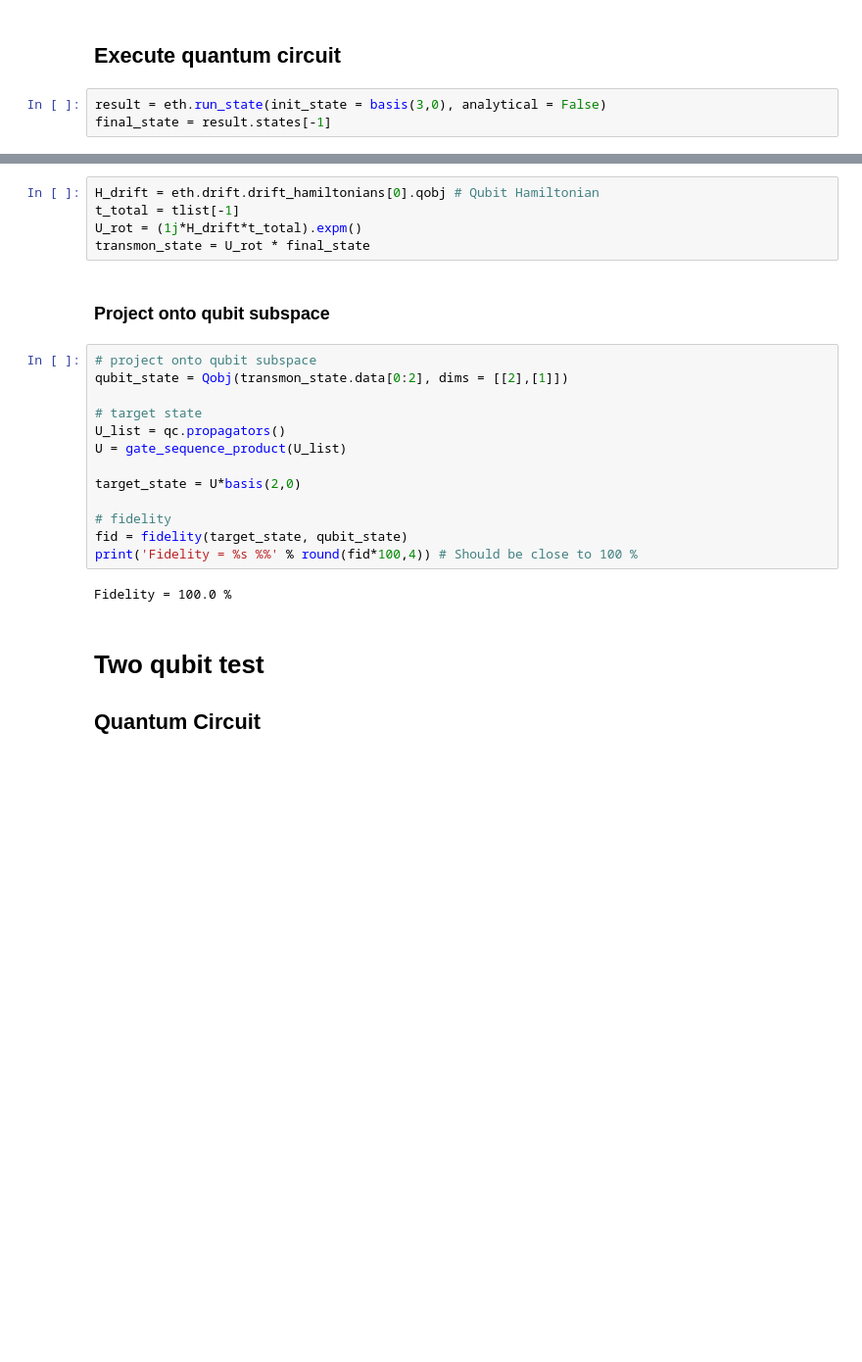
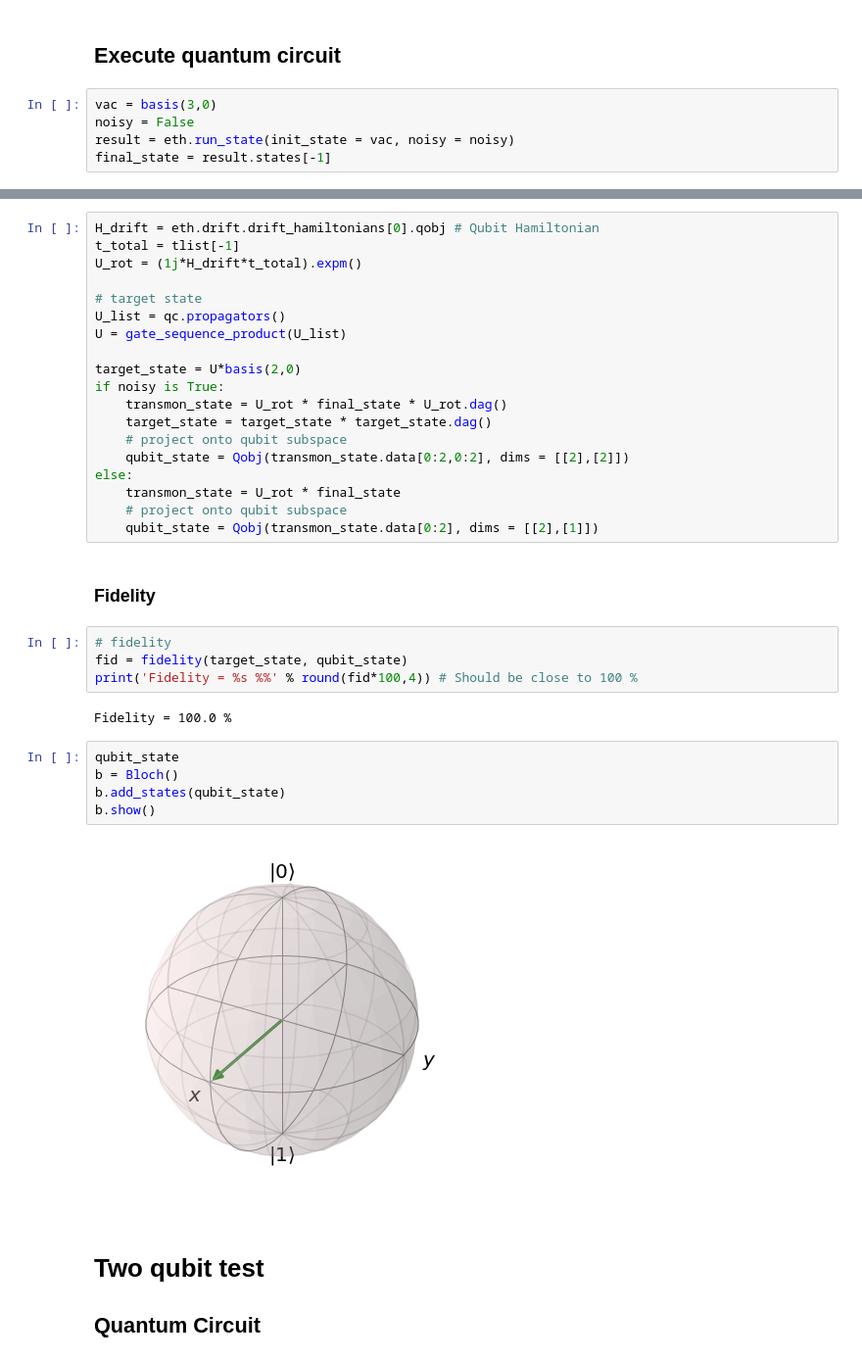
Before and after one commit to ingstra/ETH, a Jupyter notebook: Physical Implementation of ETH.ipynb, the cells around one changed output, grey strips where cells are left out. Shown at 98% size. Saved outputs shown, nothing was run; the diff lists cells and outputs as text; blank space fills up the shorter version.

```diff
--- a/Physical Implementation of ETH.ipynb
+++ b/Physical Implementation of ETH.ipynb
@@ -55,6 +59,8 @@ eth.plot_pulses(title='Pulses')
 # %% [markdown]
 ## Execute quantum circuit
 # %%
-result = eth.run_state(init_state = basis(3,0), analytical = False)
+vac = basis(3,0)
+noisy = False
+result = eth.run_state(init_state = vac, noisy = noisy)
 final_state = result.states[-1]
 # %% [markdown]
@@ -62,25 +68,37 @@ final_state = result.states[-1]
-# %%
-H_drift = eth.drift.drift_hamiltonians[0].qobj # Qubit Hamiltonian
-t_total = tlist[-1]
-U_rot = (1j*H_drift*t_total).expm()
-transmon_state = U_rot * final_state
-# %% [markdown]
-### Project onto qubit subspace
+# %%
+H_drift = eth.drift.drift_hamiltonians[0].qobj # Qubit Hamiltonian
+t_total = tlist[-1]
+U_rot = (1j*H_drift*t_total).expm()
+
+# target state
+U_list = qc.propagators()
+U = gate_sequence_product(U_list)
+
+target_state = U*basis(2,0)
+if noisy is True:
+    transmon_state = U_rot * final_state * U_rot.dag()
+    target_state = target_state * target_state.dag()
+    # project onto qubit subspace
+    qubit_state = Qobj(transmon_state.data[0:2,0:2], dims = [[2],[2]])
+else:
+    transmon_state = U_rot * final_state
+    # project onto qubit subspace
+    qubit_state = Qobj(transmon_state.data[0:2], dims = [[2],[1]])
+# %% [markdown]
+### Fidelity
 # %%
-# project onto qubit subspace
-qubit_state = Qobj(transmon_state.data[0:2], dims = [[2],[1]])
-
-# target state
-U_list = qc.propagators()
-U = gate_sequence_product(U_list)
-
-target_state = U*basis(2,0)
-
 # fidelity
 fid = fidelity(target_state, qubit_state)
 print('Fidelity = %s %%' % round(fid*100,4)) # Should be close to 100 %
 # %% [output]
 Fidelity = 100.0 %
+# %%
+qubit_state
+b = Bloch()
+b.add_states(qubit_state)
+b.show()
+# %% [output]
+[figure, added]
 # %% [markdown]
 # Two qubit test
 ## Quantum Circuit
```
Also changed, not shown: parts of 15 cells of this notebook, 4 other files.
